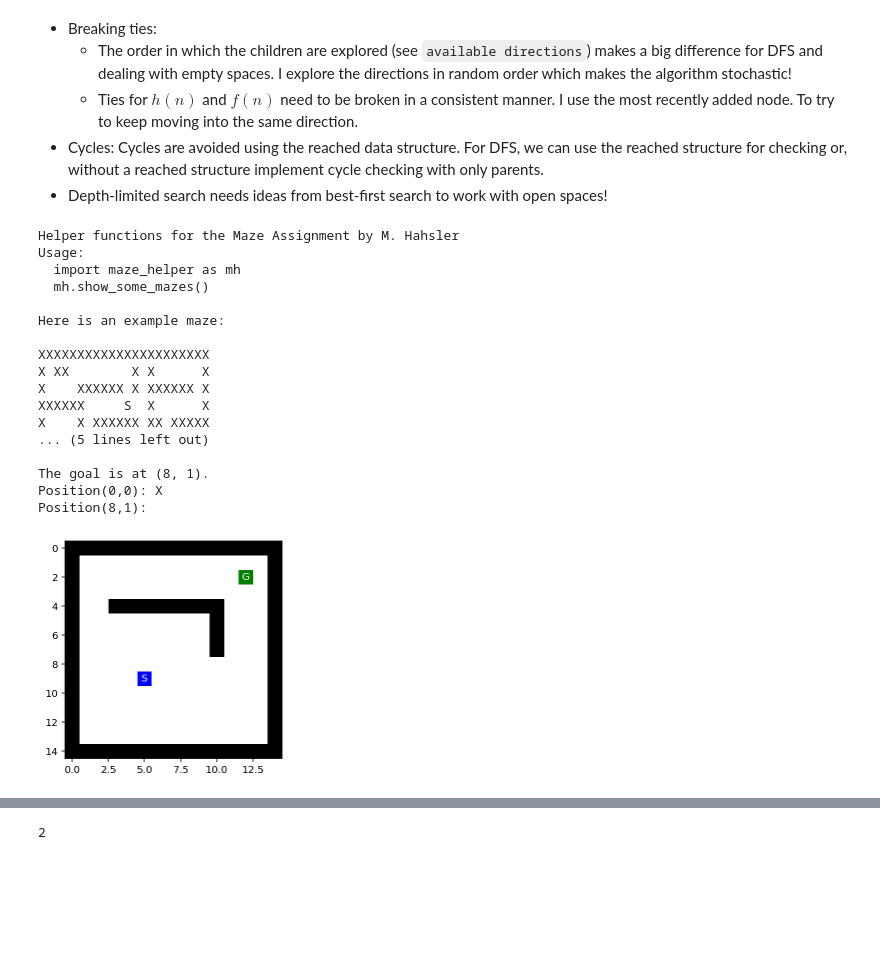
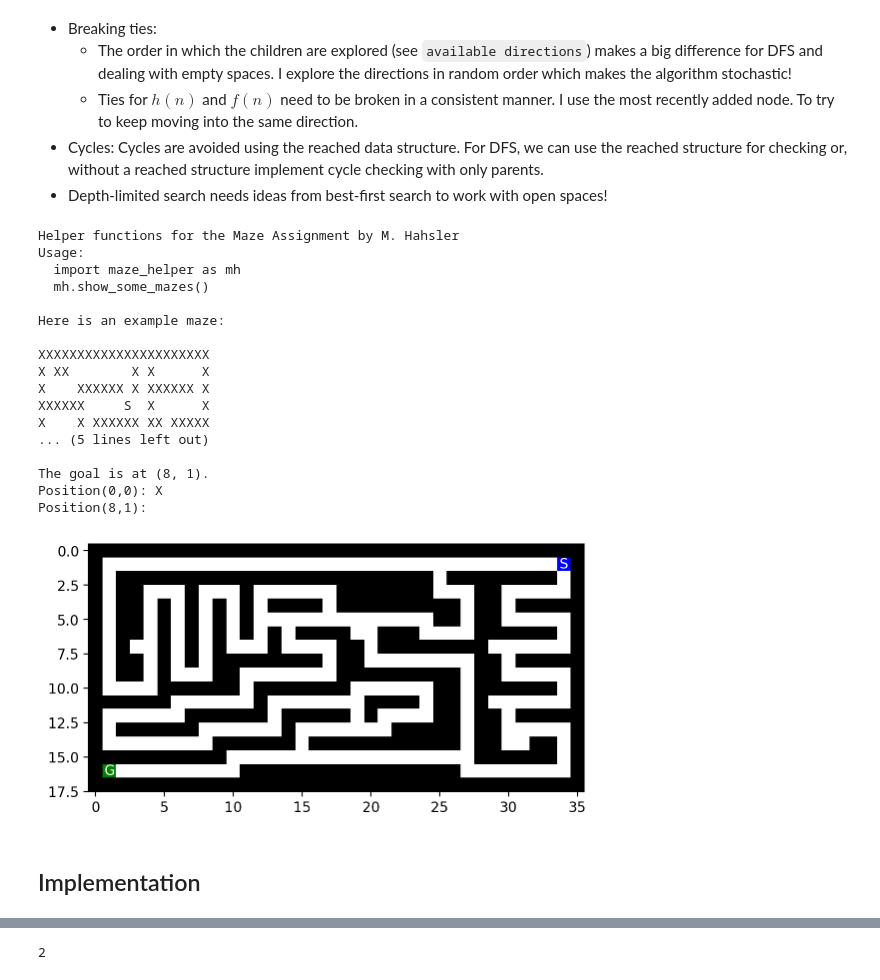
Before and after one commit to mhahsler/CS7320-AI, a Jupyter notebook: Search/Maze_Example-Animation_full.ipynb, the cells around one changed output, grey strips where cells are left out. Cells and saved outputs as stored; diff of their text form; code cells hidden in the pictures; blank space fills up the shorter version.

```diff
--- a/Search/Maze_Example-Animation_full.ipynb
+++ b/Search/Maze_Example-Animation_full.ipynb
@@ -15,48 +15,43 @@ __Notes:__
 
 import numpy as np
 
-# tree_search.py has my actual implementation
-from tree_search import *
-import tree_search
-
-
 #f = open("small_maze.txt", "r")
-#f = open("medium_maze.txt", "r")
+f = open("medium_maze.txt", "r")
 #f = open("large_maze.txt", "r")    # this has only one solution!
 #f = open("open_maze.txt", "r")
 #f = open("empty_maze.txt", "r")
 #f = open("empty_2_maze.txt", "r")
 #f = open("wall_maze.txt", "r")
 #f = open("loops_maze.txt", "r")
-f = open("L_maze.txt", "r")
+#f = open("L_maze.txt", "r")
 
 maze_str = f.read()
 maze = parse_maze(maze_str)
 
 # look at two positions in the maze
 print("Position(0,0):", maze[0, 0])
 print("Position(8,1):", maze[8, 1])
 
 show_maze(maze)
 # %% [output]
 Helper functions for the Maze Assignment by M. Hahsler
 Usage:
   import maze_helper as mh
   mh.show_some_mazes()
 
 Here is an example maze:
 
 XXXXXXXXXXXXXXXXXXXXXX
 X XX        X X      X
 X    XXXXXX X XXXXXX X
 XXXXXX     S  X      X
 X    X XXXXXX XX XXXXX
 ... (5 lines left out)
 
 The goal is at (8, 1).
 Position(0,0): X
 Position(8,1):
-[figure, old version]
+[figure, new version]
 # %%
 import numpy as np
 from matplotlib import colors
@@ -135,3 +130,5 @@ def animate_maze(result, repeat = False):
         plt.close()
 
         return ani
+# %% [markdown]
+## Implementation
```
Also changed, not shown: parts of 27 cells of this notebook, 3 other files.
